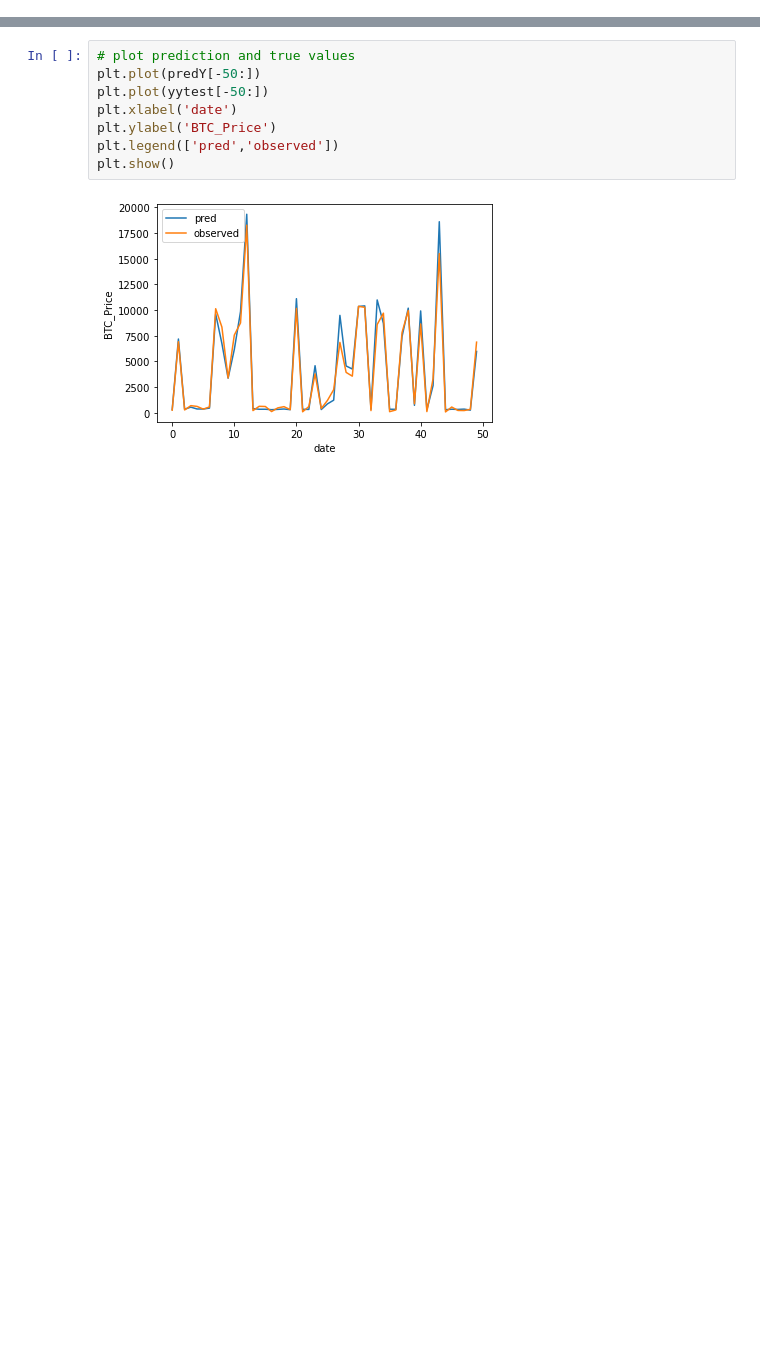
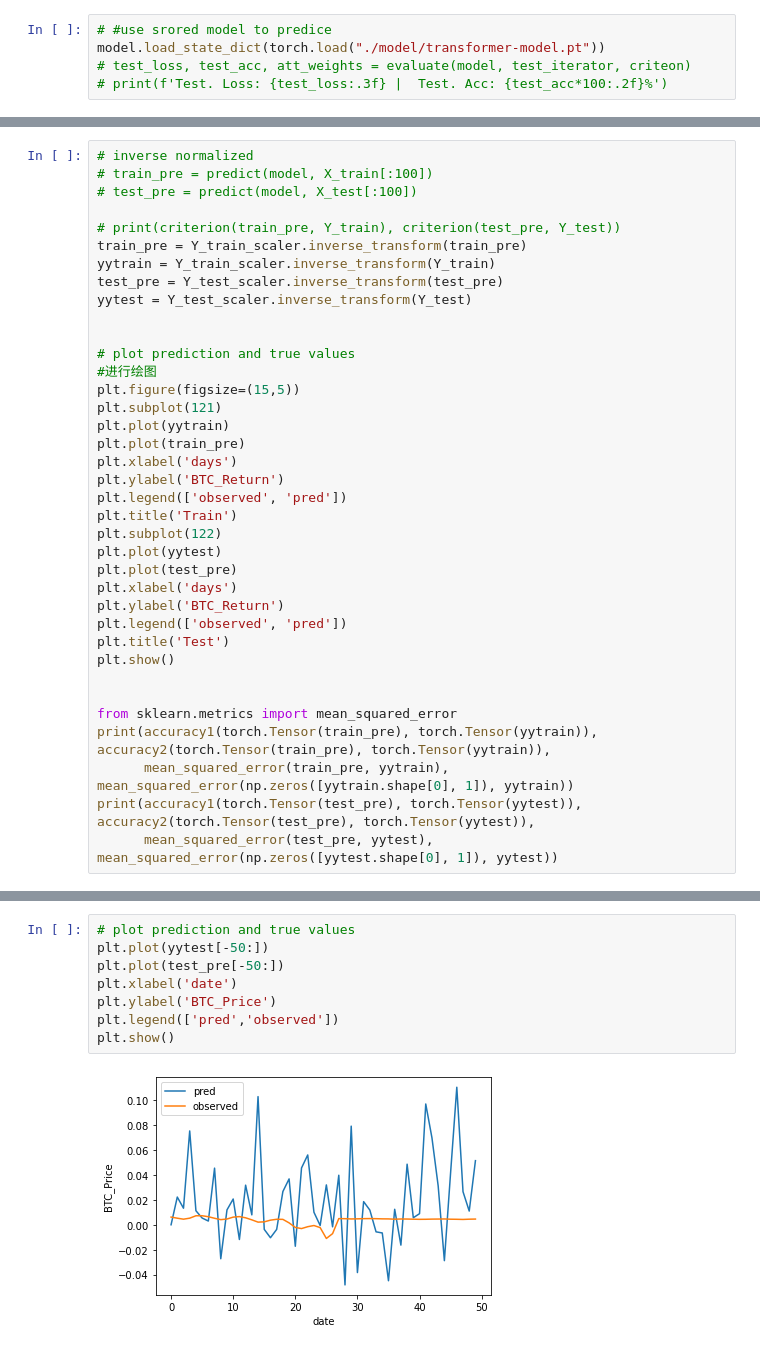
Before and after one commit to zsnail-T/FinTech, a Jupyter notebook: train_Transformer.ipynb, the cells around one changed output, grey strips where cells are left out. Cells and saved outputs as stored; diff of their text form; blank space fills up the shorter version.

Commit message:
2021/05/11
features: price, return, volatility. price is  aggregated by network

```diff
--- a/train_Transformer.ipynb
+++ b/train_Transformer.ipynb
@@ -228,0 +279,5 @@ plt.show()
+# %%
+# #use srored model to predice
+model.load_state_dict(torch.load("./model/transformer-model.pt"))
+# test_loss, test_acc, att_weights = evaluate(model, test_iterator, criteon)
+# print(f'Test. Loss: {test_loss:.3f} |  Test. Acc: {test_acc*100:.2f}%')
@@ -228,0 +297,37 @@ plt.show()
+# %%
+# inverse normalized
+# train_pre = predict(model, X_train[:100])
+# test_pre = predict(model, X_test[:100])
+
+# print(criterion(train_pre, Y_train), criterion(test_pre, Y_test))
+train_pre = Y_train_scaler.inverse_transform(train_pre)
+yytrain = Y_train_scaler.inverse_transform(Y_train)
+test_pre = Y_test_scaler.inverse_transform(test_pre)
+yytest = Y_test_scaler.inverse_transform(Y_test)
+
+
+# plot prediction and true values
+#进行绘图
+plt.figure(figsize=(15,5))
+plt.subplot(121)
+plt.plot(yytrain)
+plt.plot(train_pre)
+plt.xlabel('days')
+plt.ylabel('BTC_Return')
+plt.legend(['observed', 'pred'])
+plt.title('Train')
+plt.subplot(122)
+plt.plot(yytest)
+plt.plot(test_pre)
+plt.xlabel('days')
+plt.ylabel('BTC_Return')
+plt.legend(['observed', 'pred'])
+plt.title('Test')
+plt.show()
+
+
+from sklearn.metrics import mean_squared_error
+print(accuracy1(torch.Tensor(train_pre), torch.Tensor(yytrain)), accuracy2(torch.Tensor(train_pre), torch.Tensor(yytrain)),
+      mean_squared_error(train_pre, yytrain), mean_squared_error(np.zeros([yytrain.shape[0], 1]), yytrain))
+print(accuracy1(torch.Tensor(test_pre), torch.Tensor(yytest)), accuracy2(torch.Tensor(test_pre), torch.Tensor(yytest)),
+      mean_squared_error(test_pre, yytest),  mean_squared_error(np.zeros([yytest.shape[0], 1]), yytest))
@@ -229,10 +338,10 @@ plt.show()
 # %%
 # plot prediction and true values
-plt.plot(predY[-50:])
 plt.plot(yytest[-50:])
+plt.plot(test_pre[-50:])
 plt.xlabel('date')
 plt.ylabel('BTC_Price')
 plt.legend(['pred','observed'])
 plt.show()
 # %% [output]
-[figure, old version]
+[figure, new version]
```
Also changed, not shown: parts of 18 cells of this notebook, 6 other files.
